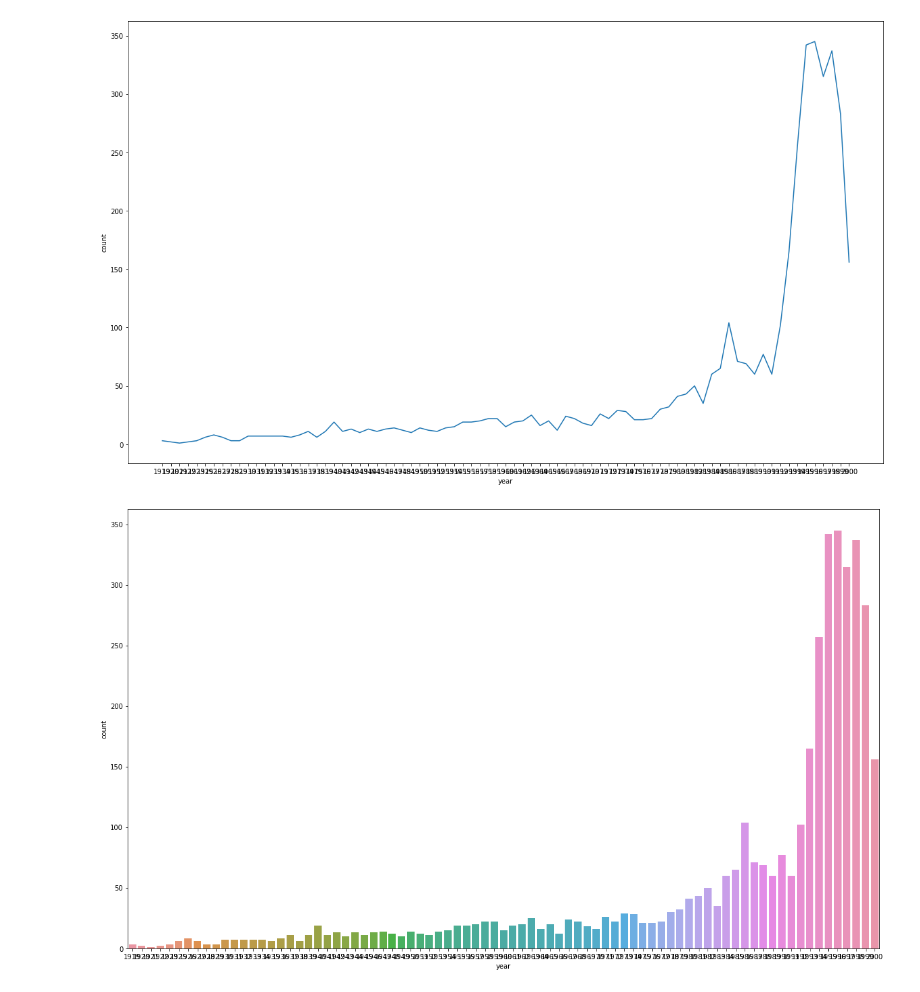
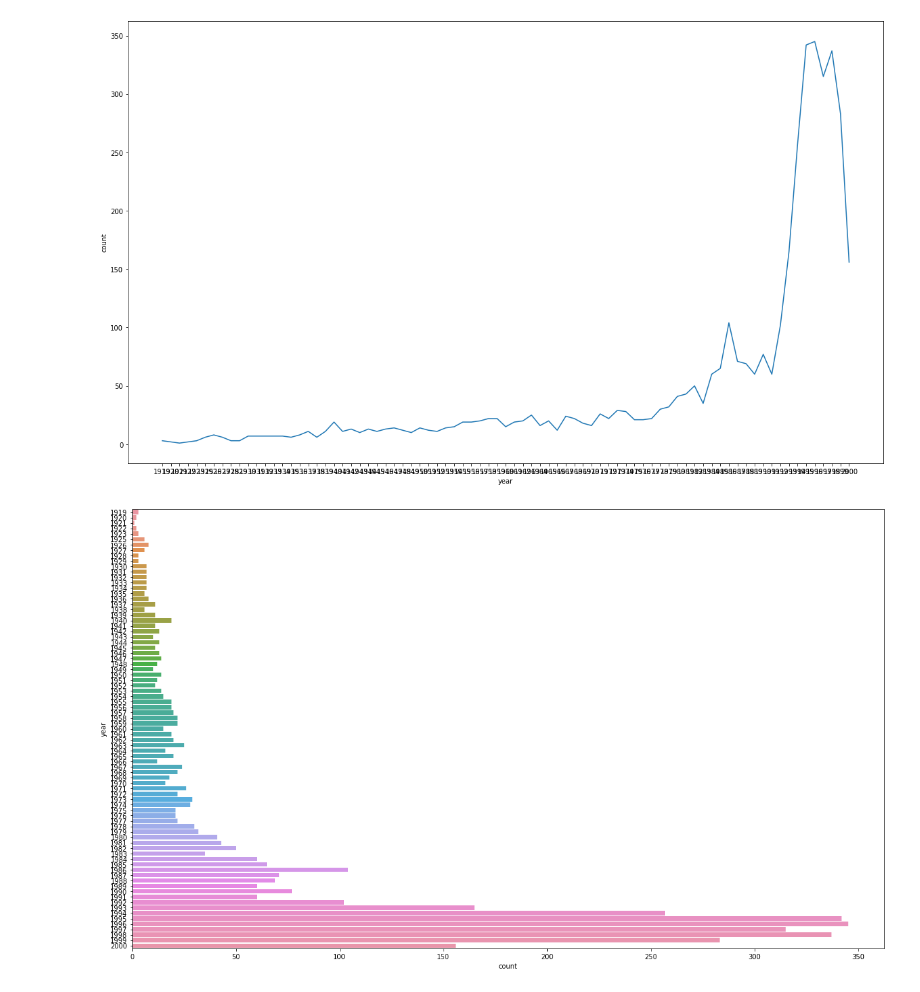
Before and after one commit to Gasijiyo/FirstStep_Python, a Jupyter notebook: py25_movielens.ipynb, the cells around one changed output. Saved outputs shown, nothing was run; the diff lists cells and outputs as text; code cells hidden in the pictures.

```diff
--- a/py25_movielens.ipynb
+++ b/py25_movielens.ipynb
@@ -259,7 +277,7 @@ plt.show()
 # %%
 # 시각화 (bar)
 fig, ax = plt.subplots(figsize=(20,12))
-sns.barplot(x='year', y='count', data=year_count_order)
+sns.barplot(x='count', y='year', data=year_count_order)
 plt.show()
 # %% [output]
-[figure, old version]
+[figure, new version]
```
Also changed, not shown: parts of 8 cells of this notebook.
